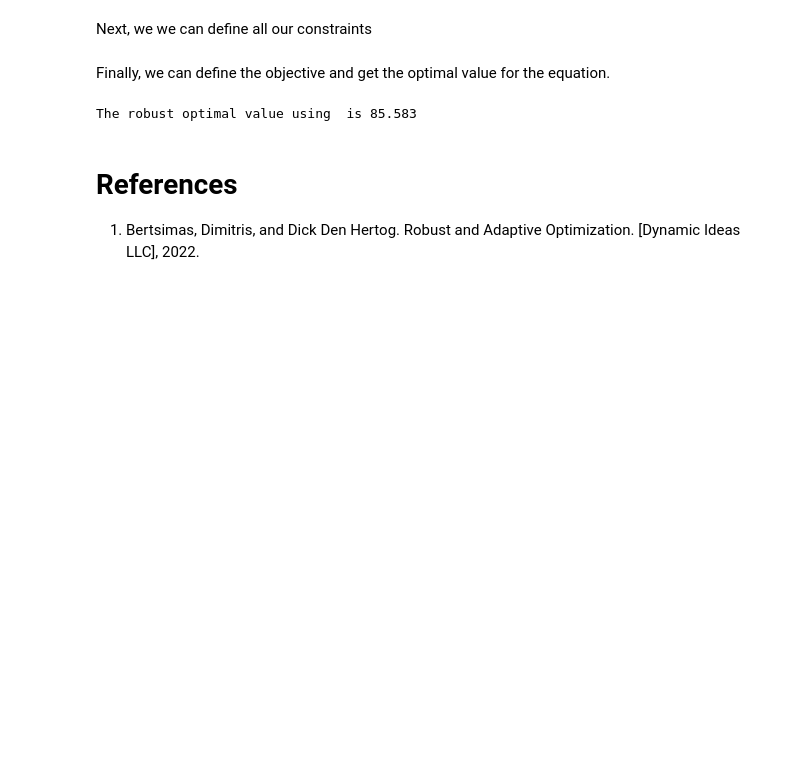
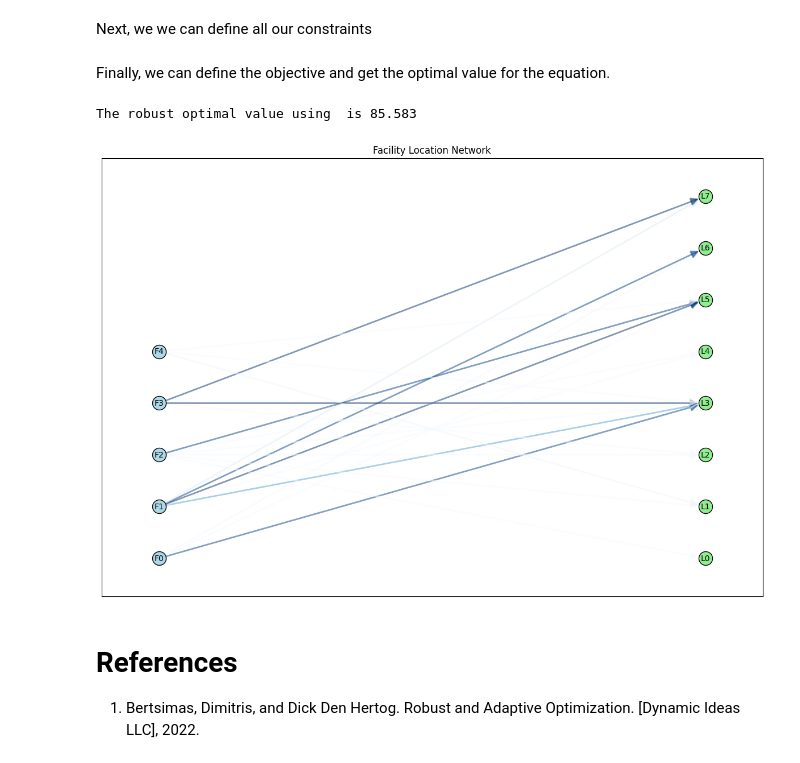
Before and after one commit to stellatogrp/lropt, a Jupyter notebook: docs/getting_started/robust_problems/robust_facility.ipynb, the cells around one changed output. Saved outputs shown, nothing was run; the diff lists cells and outputs as text; code cells hidden in the pictures; blank space fills up the shorter version.

Commit message:
added visualizations

```diff
--- a/docs/getting_started/robust_problems/robust_facility.ipynb
+++ b/docs/getting_started/robust_problems/robust_facility.ipynb
@@ -110,6 +112,53 @@ prob.solve()
 print(f"The robust optimal value using  is {round(float(theta.value), NUM_DEC)}")
 # %% [output]
 The robust optimal value using  is 85.583
+# %%
+G = nx.DiGraph()
+
+facility_nodes = range(F)
+location_nodes = range(F, F + N)
+G.add_nodes_from(facility_nodes, bipartite=0)
+G.add_nodes_from(location_nodes, bipartite=1)
+
+
+for i in range(F):
+    for j in range(N):
+        if x[i * T, j].value > 0:
+            G.add_edge(i, F + j, weight=x[i * T, j].value)
+
+
+pos = {}
+for i in range(F):
+    pos[i] = (0, i)
+for j in range(N):
+    pos[F + j] = (1, j)
+
+
+fig, ax = plt.subplots(figsize=(15, 10))
+
+
+nx.draw_networkx_nodes(G, pos, nodelist=facility_nodes, node_color='lightblue', node_size=300, edgecolors='k')
+nx.draw_networkx_nodes(G, pos, nodelist=location_nodes, node_color='lightgreen', node_size=300, edgecolors='k')
+
+
+edges = G.edges(data=True)
+edge_weights = [data['weight'] for u, v, data in edges]
+
+
+edge_weights = np.array(edge_weights)
+edge_colors = edge_weights
+
+
+nx.draw_networkx_edges(G, pos, edgelist=edges, width=2, alpha=0.5, edge_color=edge_colors, edge_cmap=plt.cm.Blues, arrowsize=20)
+
+
+nx.draw_networkx_labels(G, pos, labels={i: f"F{i}" for i in facility_nodes}, font_size=10, verticalalignment='center')
+nx.draw_networkx_labels(G, pos, labels={F + j: f"L{j}" for j in range(N)}, font_size=10, verticalalignment='center')
+
+plt.title('Facility Location Network')
+plt.show()
+# %% [output]
+[figure, added]
 # %% [markdown]
 # References
 
```
Also changed, not shown: parts of 1 cell of this notebook, 3 other files.
